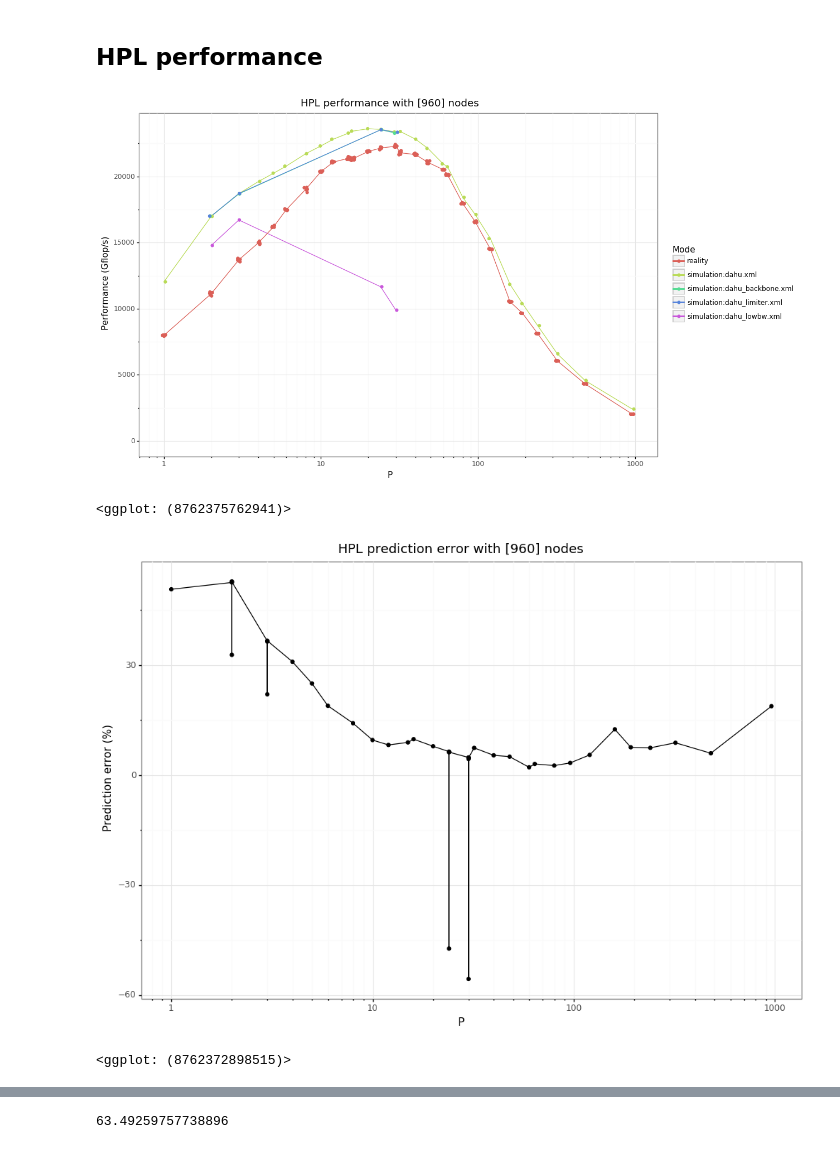
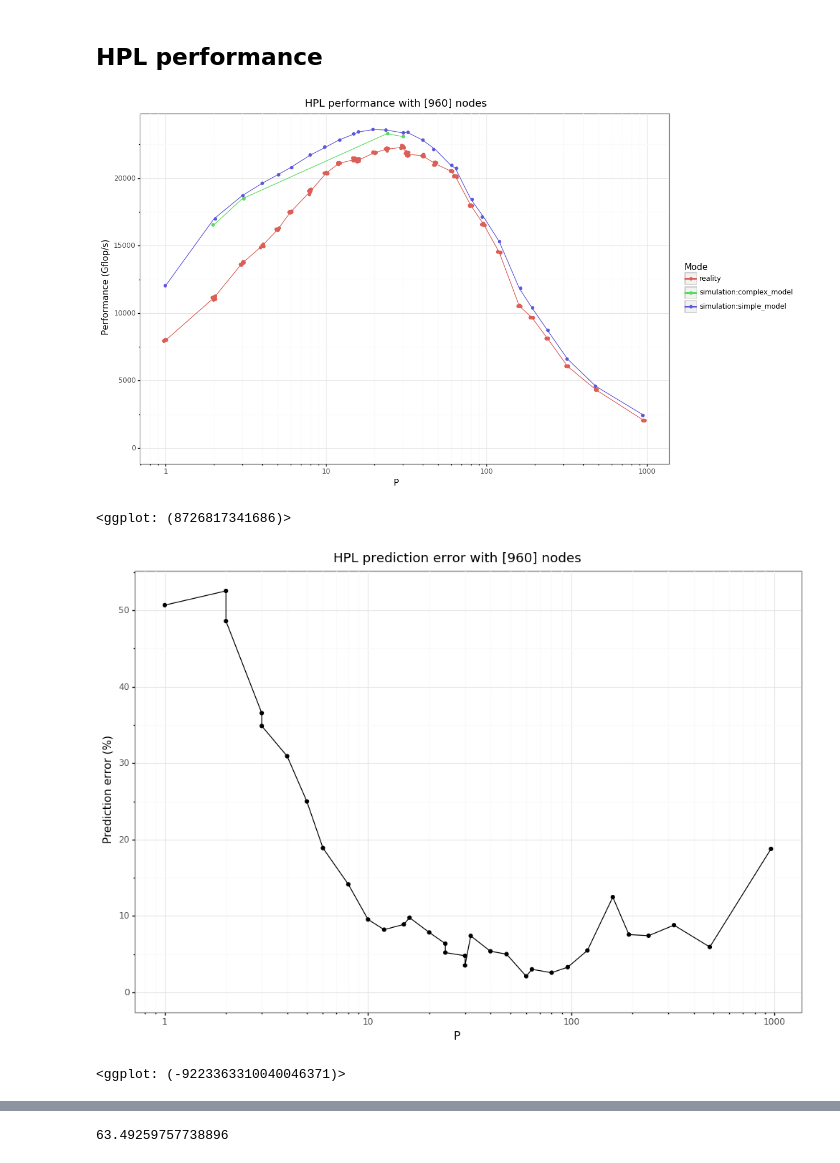
Before and after one commit to Ezibenroc/calibration_analysis, a Jupyter notebook: dahu/smpi_hpl/simple_geometry.ipynb, the cells around one changed output, grey strips where cells are left out. Drawn from its saved outputs; the diff is of its cells as text; code cells hidden in the pictures.

Commit message:
Tentative of geometry validation with more complex models

```diff
--- a/dahu/smpi_hpl/simple_geometry.ipynb
+++ b/dahu/smpi_hpl/simple_geometry.ipynb
@@ -47,9 +47,11 @@ def read_sim_result(name):
     assert len(dgemm_file) == 1
     result['dgemm_file'] = dgemm_file[0]
     result['platform'] = get_platform(name)
+    install_opt = get_yaml(name, info['installfile'])
+    result['model'] = 'complex_model' if install_opt['stochastic_network'] else 'simple_model'
     return result
 
-simulation_dir = ['geometry/13/', 'geometry/14']
+simulation_dir = ['geometry/13/', 'geometry/15']
 simulation_files = [os.path.join(simdir, f) for simdir in simulation_dir for f in os.listdir(simdir) if f.endswith('.zip')]
 
 reality_dir = ['../hpl/geometry/4']
@@ -241,22 +208,22 @@ switch(get_cpuid()) {
 ## HPL performance
 # %%
 df = df.reset_index(drop=True)
-df['group'] = df['dgemm_file'].astype(str) + ':' + df['matrix_size'].astype(str) + ':' + df['mode'] + ':' + df['platform'].astype(str)
+df['group'] = df['dgemm_file'].astype(str) + ':' + df['matrix_size'].astype(str) + ':' + df['mode'] + ':' + df['model'].astype(str)
 df['color'] = df['mode']
-df.loc[df['mode'] != 'reality', 'color'] += ':' + df['platform']
+df.loc[df['mode'] != 'reality', 'color'] += ':' + df['model'].astype(str)
 (ggplot(df)
     + aes(x='proc_p', y='gflops', color='color', group='group')
     + stat_summary(geom='line')
     + geom_jitter()
     + theme_bw()
     + labs(x='P', y='Performance (Gflop/s)', color='Mode')
     + expand_limits(y=0)
     + scale_x_log10()
     + ggtitle(f'HPL performance with {df["nb_nodes"].unique()} nodes')
 )
 # %% [output]
-[figure, old version]
+[figure, new version]
-<ggplot: (8762375762941)>
+<ggplot: (8726817341686)>
 # %%
 dfsim = df[df['mode'] == 'simulation'].copy()
 dfreal = df[df['mode'] == 'reality'].groupby('proc_p')[['gflops']].mean()
@@ -274,8 +241,8 @@ dfsim['error'] = round((dfsim['gflops'] / dfsim['gflops_real'] - 1)*100, 2)
     + ggtitle(f'HPL prediction error with {df["nb_nodes"].unique()} nodes')
 )
 # %% [output]
-[figure, old version]
+[figure, new version]
-<ggplot: (8762372898515)>
+<ggplot: (-9223363310040046371)>
 # %%
 df['simtime'] = df['simulation_time'] / 3600
 (ggplot(df[df['mode'] == 'simulation'])
```
Also changed, not shown: parts of 5 cells of this notebook, 4 other files.
